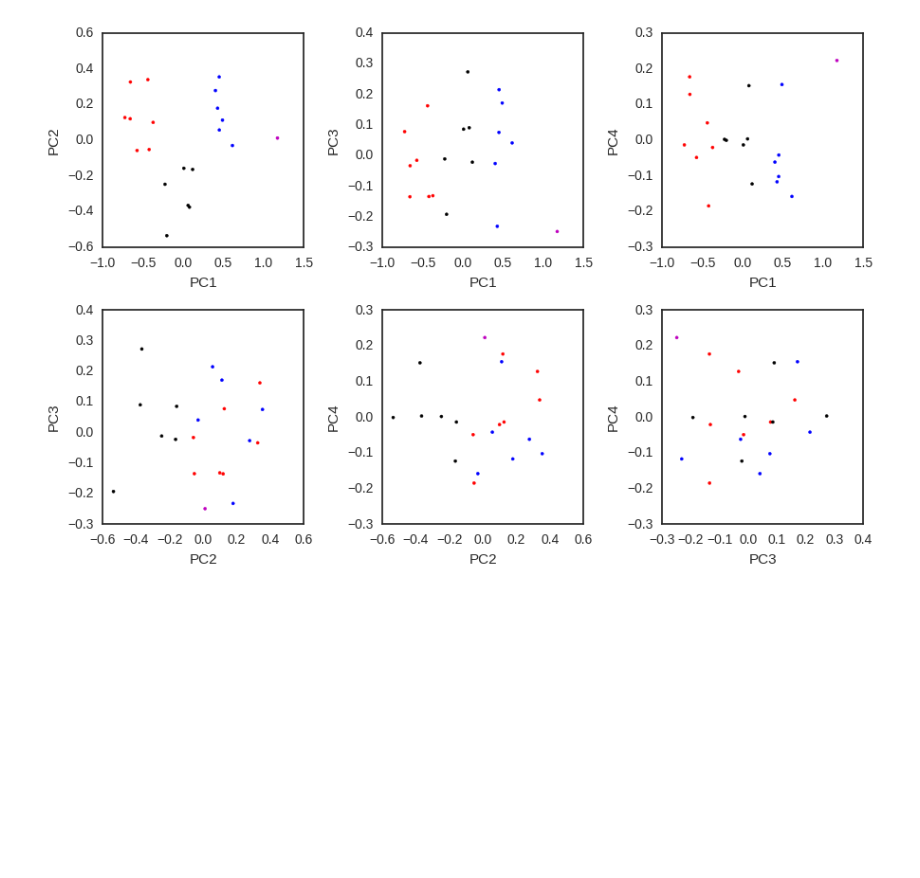
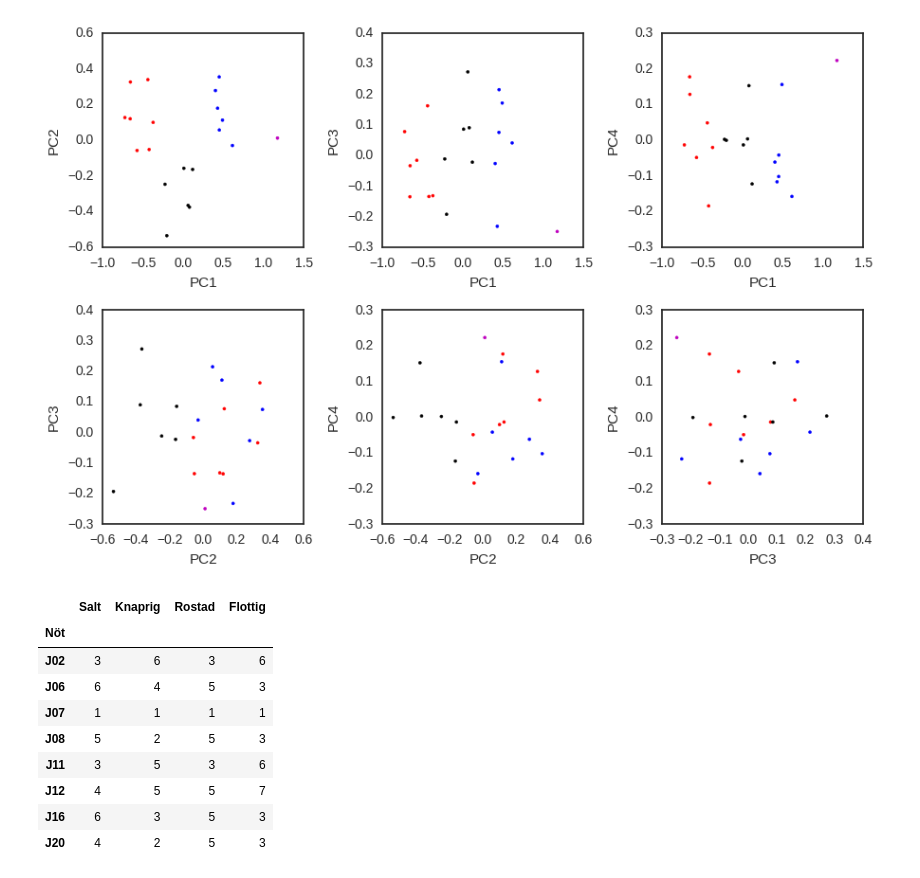
Before and after one commit to rasmuse/peanuts, a Jupyter notebook: biclustering.ipynb, the cells around one changed output. Cells and saved outputs as stored; diff of their text form; code cells hidden in the pictures; blank space fills up the shorter version.

Commit message:
Read and transform Google forms export

```diff
--- a/biclustering.ipynb
+++ b/biclustering.ipynb
@@ -129,0 +143,35 @@ plot_pairs(d, color=[colors[v] for v in nuts['category']])
+# %%
+def load_data(path):
+    d = pd.read_csv(path)
+
+    d = d.rename(
+        columns={ ''
+            'Din TBF': 'TBF',
+            'Vilken jordnöt?': 'Nöt',
+            'Betygsätt totalupplevelsen': 'Betyg'
+        })
+
+    nuts = ['{}{:02}'.format(v[0], int(v[1:])) for v in d['Nöt']]
+    d['Nöt'] = nuts
+
+    def get_latest(d):
+        return d.sort_values('Timestamp', ascending=False).iloc[0]
+
+
+    return d.groupby(['TBF', 'Nöt']).apply(get_latest).reset_index(drop=True)
+# %%
+d = load_data('Untitled form.csv')
+# %%
+properties = d.groupby('Nöt')[PROPERTIES].mean()
+properties
+# %% [output]
+|  | Salt | Knaprig | Rostad | Flottig |
+| Nöt |  |  |  |  |
+| J02 | 3 | 6 | 3 | 6 |
+| J06 | 6 | 4 | 5 | 3 |
+| J07 | 1 | 1 | 1 | 1 |
+| J08 | 5 | 2 | 5 | 3 |
+| J11 | 3 | 5 | 3 | 6 |
+| J12 | 4 | 5 | 5 | 7 |
+| J16 | 6 | 3 | 5 | 3 |
+| J20 | 4 | 2 | 5 | 3 |
```
Also changed, not shown: parts of 9 cells of this notebook.
